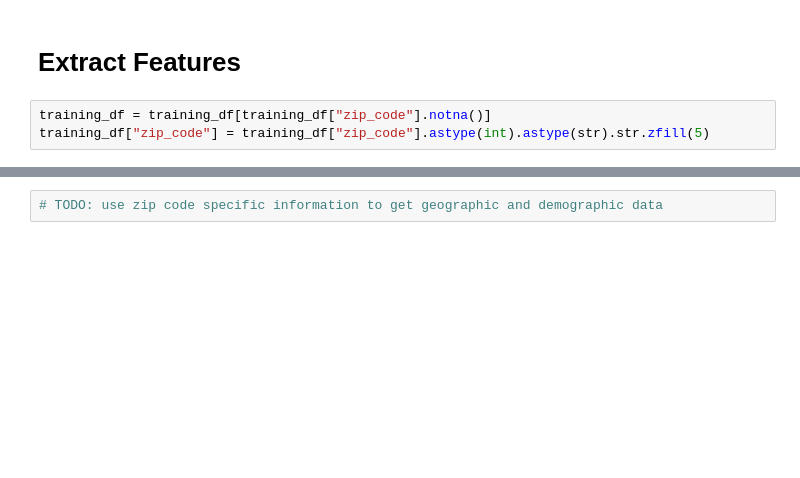
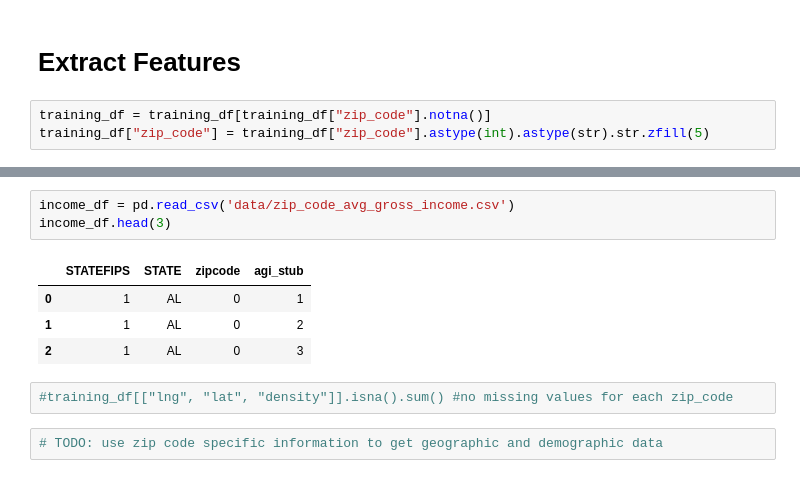
Before and after one commit to aakanksha1dutta/statisticalml, a Jupyter notebook: kaggle 2/kaggle_campaign_contribution_lab.ipynb, the cells around one changed output, grey strips where cells are left out. Cells and saved outputs as stored; diff of their text form; blank space fills up the shorter version.

```diff
--- a/kaggle 2/kaggle_campaign_contribution_lab.ipynb
+++ b/kaggle 2/kaggle_campaign_contribution_lab.ipynb
@@ -21,3 +30,13 @@ zip_df['zip'] = zip_df['zip'].astype(str).str.zfill(5)
+# %%
+income_df = pd.read_csv('data/zip_code_avg_gross_income.csv')
+income_df.head(3)
+# %% [output]
+|  | STATEFIPS | STATE | zipcode | agi_stub |
+| 0 | 1 | AL | 0 | 1 |
+| 1 | 1 | AL | 0 | 2 |
+| 2 | 1 | AL | 0 | 3 |
+# %%
+#training_df[["lng", "lat", "density"]].isna().sum() #no missing values for each zip_code
 # %%
 # TODO: use zip code specific information to get geographic and demographic data
 # %%
```
Also changed, not shown: parts of 11 cells of this notebook.
